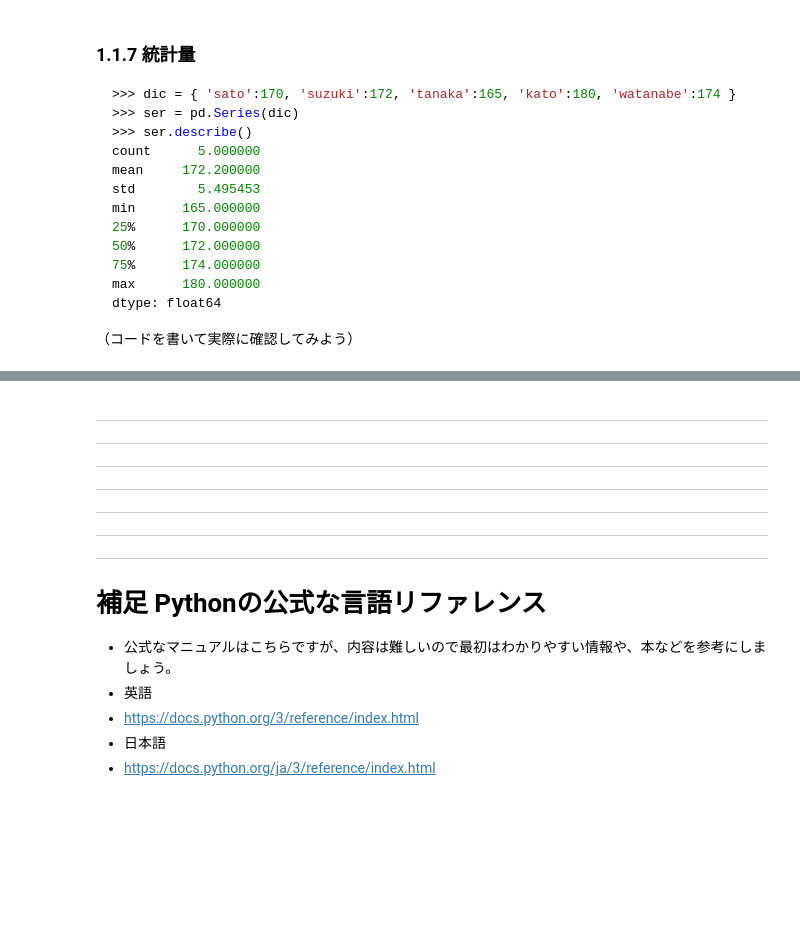
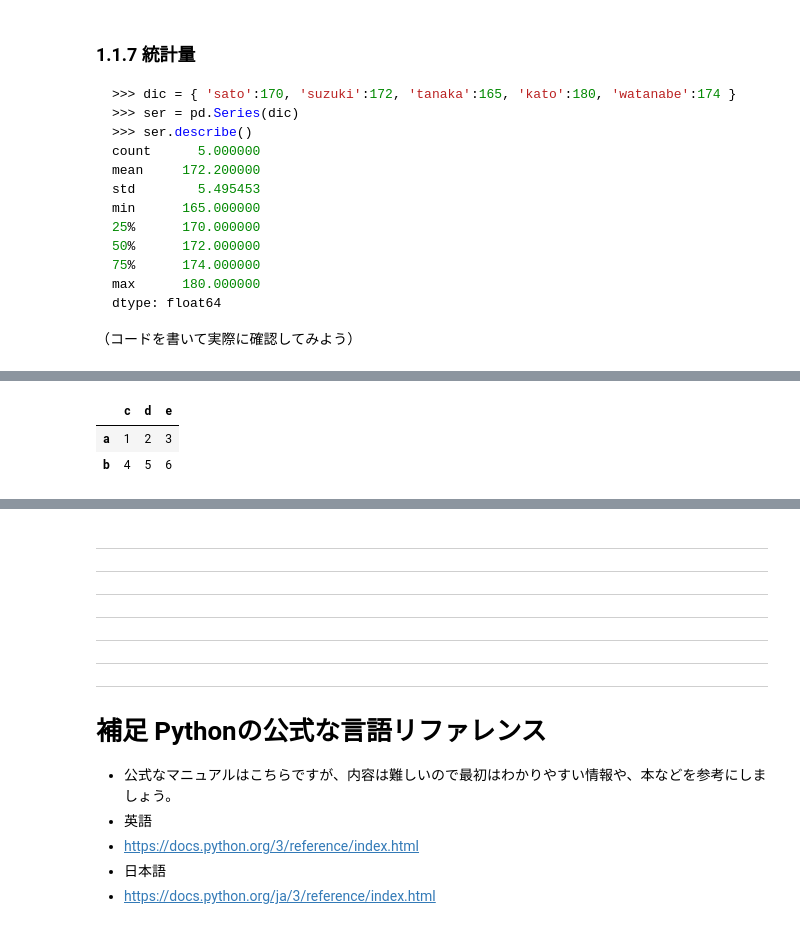
Before and after one commit to abenben/starproject-python, a Jupyter notebook: tutorial07.ipynb, the cells around one changed output, grey strips where cells are left out. Saved outputs shown, nothing was run; the diff lists cells and outputs as text; code cells hidden in the pictures; blank space fills up the shorter version.

```diff
--- a/tutorial07.ipynb
+++ b/tutorial07.ipynb
@@ -447,0 +473,8 @@ dtype: float64
+# %%
+val = [[1,2,3],[4,5,6]]
+df = pd.DataFrame(val, index=['a','b'], columns=['c','d','e'])
+df
+# %% [output]
+|  | c | d | e |
+| a | 1 | 2 | 3 |
+| b | 4 | 5 | 6 |
```
Also changed, not shown: parts of 20 cells of this notebook.
